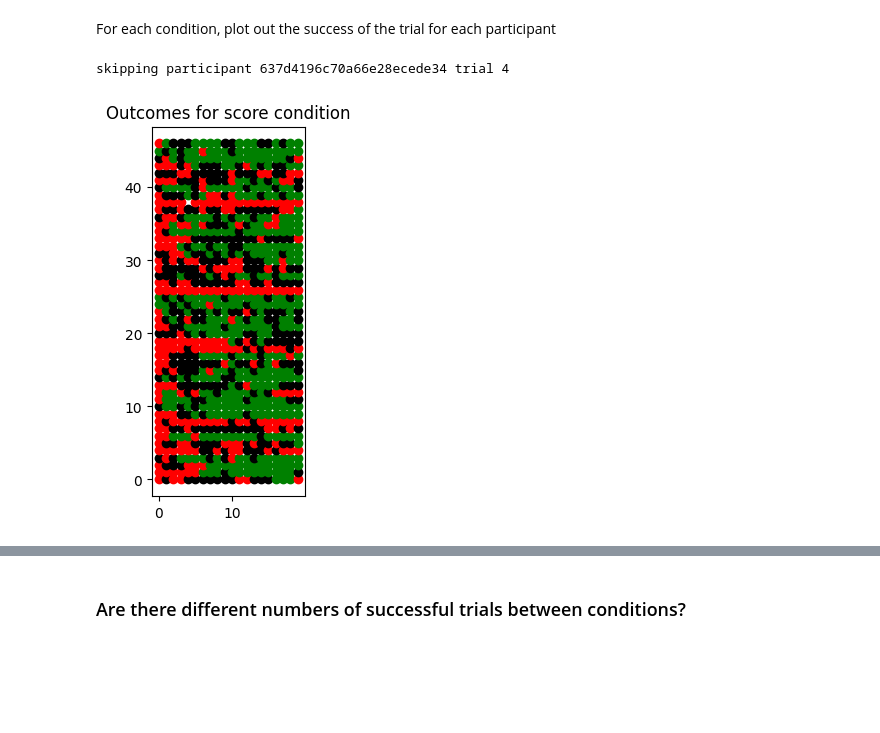
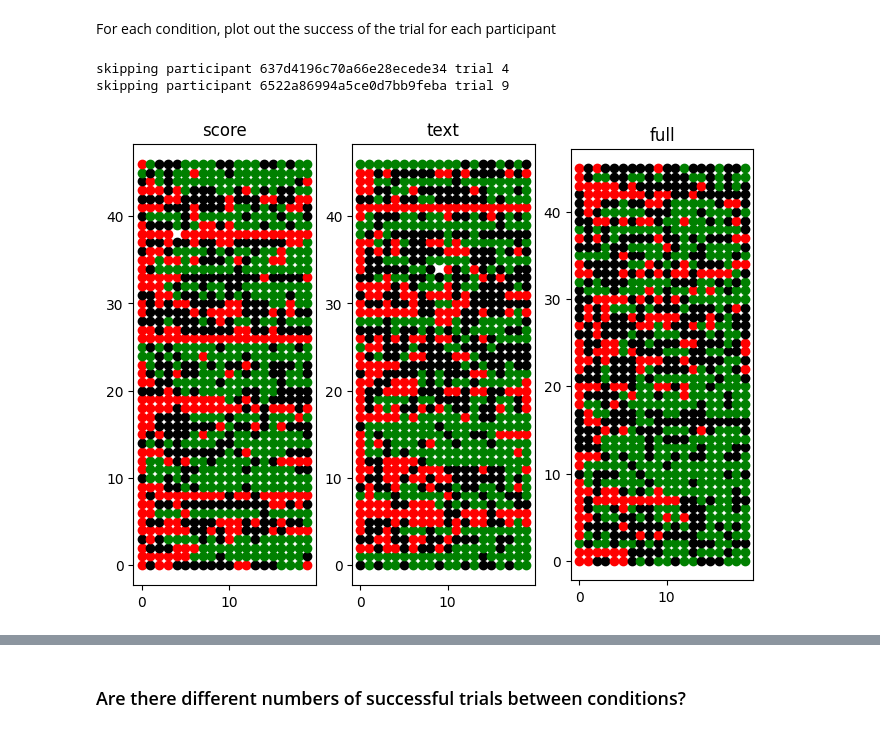
Before and after one commit to cairo-robotics/llm-multimodal-drone-feedback, a Jupyter notebook: analysis/analysis_brainstorm.ipynb, the cells around one changed output, grey strips where cells are left out. Cells and saved outputs as stored; diff of their text form; code cells hidden in the pictures; blank space fills up the shorter version.

Commit message:
make some questionably useful graphs

```diff
--- a/analysis/analysis_brainstorm.ipynb
+++ b/analysis/analysis_brainstorm.ipynb
@@ -812,27 +813,32 @@ KruskalResult(statistic=4.270066164579718, pvalue=0.11824067863952731)
 # %% [markdown]
 For each condition, plot out the success of the trial for each participant
 # %%
-fig, ax = plt.subplots()
+fig, axs = plt.subplots(1,3, figsize=(8,6))
 n_trials = 20
 
-for i in range(len(ids['score'])):
-    part = ids['score'].iloc[i]
-    data = pd.read_csv(data_dir + part + '/survey_responses.csv')
-    for trial in range(n_trials):
-        try:
-            outcome = data[data['trial'] == trial+1]['outcome'].values[0]
-            if outcome == 'Safe':
-                ax.plot(trial, i, 'go')
-            elif outcome == 'Unsafe':
-                ax.plot(trial, i, 'ko')
-            else:
-                ax.plot(trial, i, 'ro')
-        except:
-            print(f"skipping participant {part} trial {trial}")
+conditions = list(ids.keys())
 
-ax.set_aspect('equal')
-ax.set_title('Outcomes for score condition')
+for a in range(len(axs)):
+    for i in range(len(ids[conditions[a]])):
+        part = ids[conditions[a]].iloc[i]
+        data = pd.read_csv(data_dir + part + '/survey_responses.csv')
+        for trial in range(n_trials):
+            try:
+                outcome = data[data['trial'] == trial+1]['outcome'].values[0]
+                if outcome == 'Safe':
+                    axs[a].plot(trial, i, 'go')
+                elif outcome == 'Unsafe':
+                    axs[a].plot(trial, i, 'ko')
+                else:
+                    axs[a].plot(trial, i, 'ro')
+            except:
+                print(f"skipping participant {part} trial {trial}")
+
+    axs[a].set_aspect('equal')
+    axs[a].set_title(f'{conditions[a]}')
+
 plt.show()
 # %% [output]
 skipping participant 637d4196c70a66e28ecede34 trial 4
+skipping participant 6522a86994a5ce0d7bb9feba trial 9
-[figure, old version]
+[figure, new version]
```
Also changed, not shown: parts of 8 cells of this notebook.
